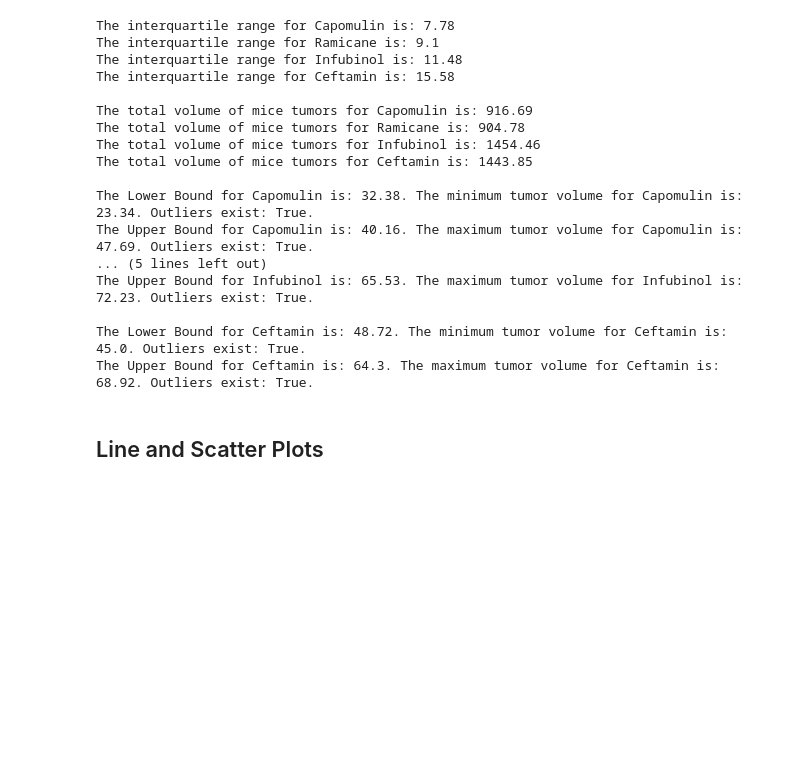
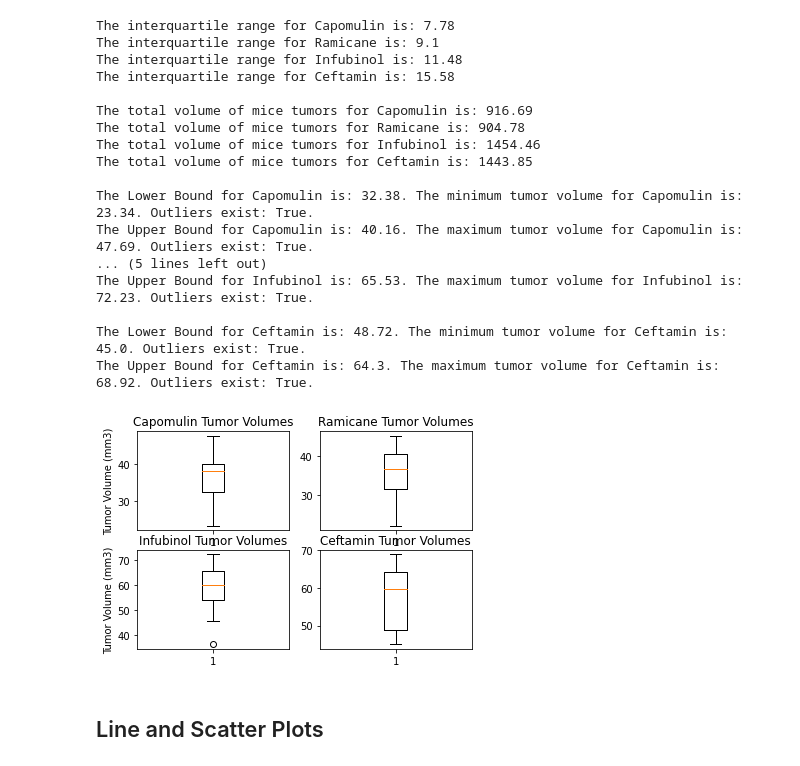
Before and after one commit to GND95/Matplotlib-Challenge, a Jupyter notebook: Pymaceuticals/Analysis.ipynb, the cells around one changed output. Saved outputs shown, nothing was run; the diff lists cells and outputs as text; code cells hidden in the pictures; blank space fills up the shorter version.

Commit message:
generating four box plots with the tumor volumes corresponding to the four drug regimens

```diff
--- a/Pymaceuticals/Analysis.ipynb
+++ b/Pymaceuticals/Analysis.ipynb
@@ -275,3 +273,29 @@ The Upper Bound for Ceftamin is: 64.3. The maximum tumor volume for Ceftamin is:
+# %%
+# Generate a box plot of the final tumor volume of each mouse across four regimens of interest
+capomulinTumorVolumes = capomulin_df[0].tolist() #converting data frame values to lists
+ramicaneTumorVolumes = ramicane_df[0].tolist()
+infubinolTumorVolumes = infubinol_df[0].tolist()
+ceftaminTumorVolumes = ceftamin_df[0].tolist()
+
+fig1, [[ax1, ax2], [ax3, ax4]] = plt.subplots(2, 2) #creating a 2x2 grid of box plots for the drug regimens
+#naming each axis of the box plot and giving each axis a list of values to correspond to the drug regimen tumor volumes
+ax1.set_ylabel('Tumor Volume (mm3)')
+ax1.set_title('Capomulin Tumor Volumes')
+ax1.boxplot(capomulinTumorVolumes)
+
+ax2.set_title('Ramicane Tumor Volumes')
+ax2.boxplot(ramicaneTumorVolumes)
+
+ax3.set_ylabel('Tumor Volume (mm3)')
+ax3.set_title('Infubinol Tumor Volumes')
+ax3.boxplot(infubinolTumorVolumes)
+
+ax4.set_title('Ceftamin Tumor Volumes')
+ax4.boxplot(ceftaminTumorVolumes)
+
+plt.show()
+# %% [output]
+[figure, added]
 # %% [markdown]
 ## Line and Scatter Plots
 # %%
```
Also changed, not shown: parts of 1 cell of this notebook.
